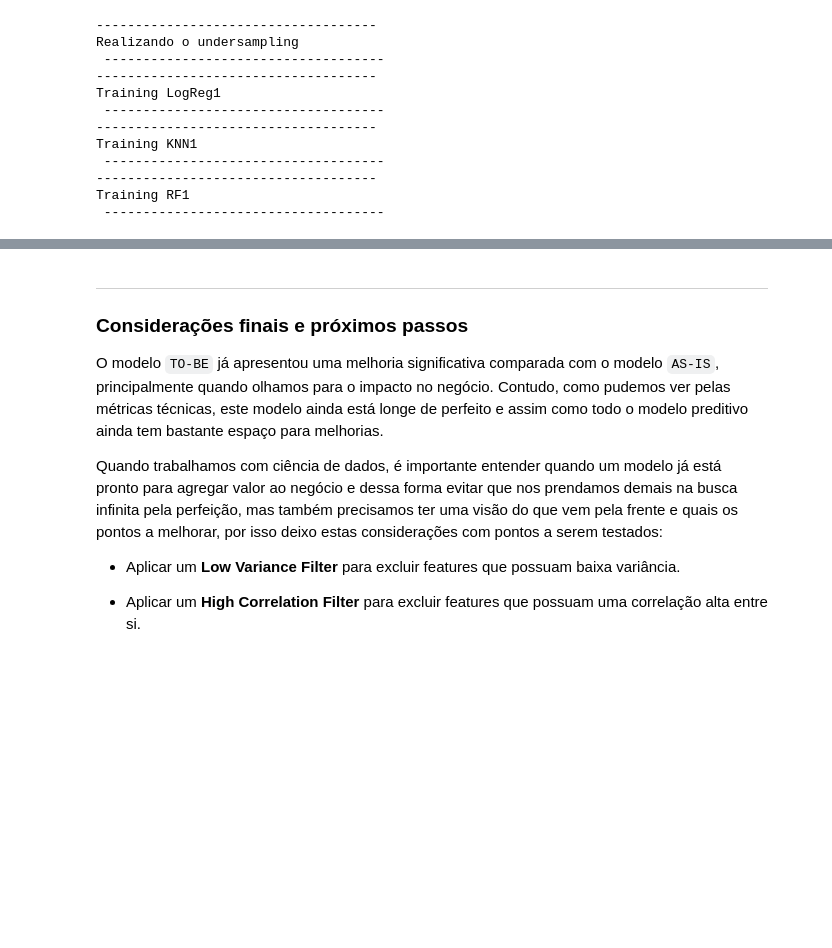
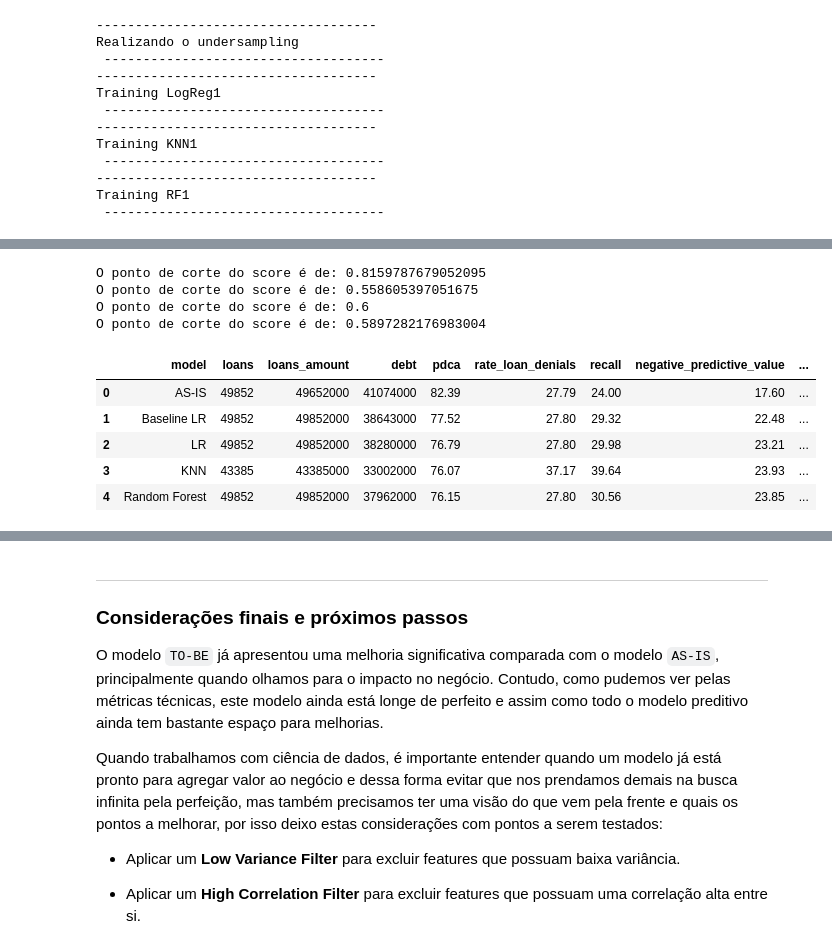
Before and after one commit to gasp37/credit-project, a Jupyter notebook: src/credit-project.ipynb, the cells around one changed output, grey strips where cells are left out. Saved outputs shown, nothing was run; the diff lists cells and outputs as text; code cells hidden in the pictures; blank space fills up the shorter version.

```diff
--- a/src/credit-project.ipynb
+++ b/src/credit-project.ipynb
@@ -387,6 +395,7 @@ def get_model_metrics(X, y, trained_model):
     specificity = tn/(tn+fp)
     precision = tp/(tp+fp)
     f1_score = (2*precision*recall)/(precision+recall)
+    npv = tn/(tn+fn)
 
     metrics = {
         'true_negatives': tn,
@@ -395,6 +404,7 @@ def get_model_metrics(X, y, trained_model):
         'true_positives': tp,
         'specificity': round(specificity, 2),
         'recall': round(recall, 2),
+        'negative_predictive_value': round(npv,2),
         'precision': round(precision, 2),
         'f1_score': round(f1_score, 2),
         'score': round(score, 2),
@@ -606,0 +616,11 @@ models_metrics
+# %%
+models_results = []
+
+for model in models_metrics:
+    _model_results = model[2]["metrics"]
+    _model_results["model_name"] = model[0]
+    _model_results["loans_made"] = _model_results["true_negatives"] + _model_results["false_negatives"]
+    _model_results["total_debt"] = total_debt(_model_results["false_negatives"])
+    _model_results["debt_by_loans"] = debt_by_loans(_model_results["true_negatives"], _model_results["false_negatives"])
+
+    models_results.append(_model_results)
@@ -606,0 +708,23 @@ models_metrics
+# %%
+all_models = models[:]
+all_models.insert(0, baseline_model)
+# %%
+class_predicted_dfs = predict_models(all_models, X_test)
+models_evalueted = evaluate_models(y_test, class_predicted_dfs)
+models_evalueted.insert(0, "model", ["Baseline LR", "LR", "KNN", "Random Forest"])
+
+as_is_model_evaluation = pd.DataFrame([["AS-IS", 49852, 49652000, 41074000, 82.39, 27.80 , 24.00, 17.60,np.nan,np.nan]], columns=models_evalueted.columns)
+models_evalueted = pd.concat([as_is_model_evaluation, models_evalueted], ignore_index=True)
+
+models_evalueted
+# %% [output]
+O ponto de corte do score é de: 0.8159787679052095
+O ponto de corte do score é de: 0.558605397051675
+O ponto de corte do score é de: 0.6
+O ponto de corte do score é de: 0.5897282176983004
+|  | model | loans | loans_amount | debt | pdca | rate_loan_denials | recall | negative_predictive_value | ... |
+| 0 | AS-IS | 49852 | 49652000 | 41074000 | 82.39 | 27.79 | 24.00 | 17.60 | ... |
+| 1 | Baseline LR | 49852 | 49852000 | 38643000 | 77.52 | 27.80 | 29.32 | 22.48 | ... |
+| 2 | LR | 49852 | 49852000 | 38280000 | 76.79 | 27.80 | 29.98 | 23.21 | ... |
+| 3 | KNN | 43385 | 43385000 | 33002000 | 76.07 | 37.17 | 39.64 | 23.93 | ... |
+| 4 | Random Forest | 49852 | 49852000 | 37962000 | 76.15 | 27.80 | 30.56 | 23.85 | ... |
```
Also changed, not shown: parts of 27 cells of this notebook.
